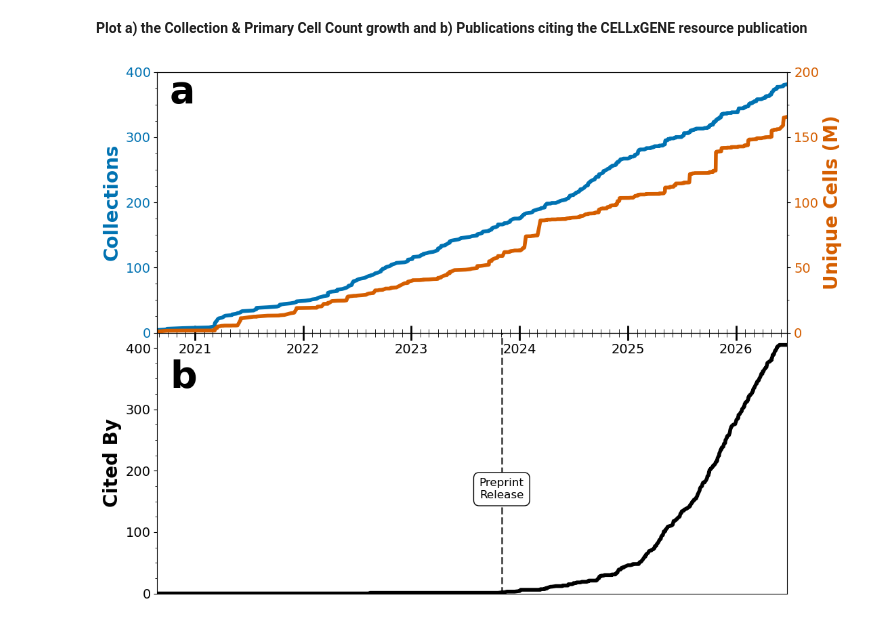
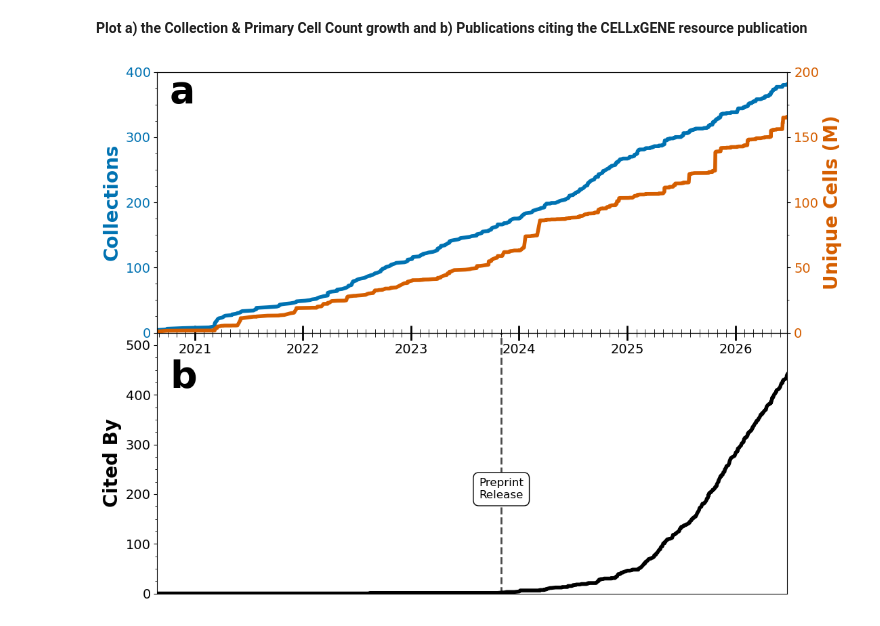
Before and after one commit to Lattice-Data/lattice-tools, a Jupyter notebook: cellxgene_resources/collab_submissions_pub/Figure2_corpus_growth.ipynb, the cells around one changed output. Cells and saved outputs as stored; diff of their text form; code cells hidden in the pictures.

Commit message:
refresh Fig2 with new cited by export

```diff
--- a/cellxgene_resources/collab_submissions_pub/Figure2_corpus_growth.ipynb
+++ b/cellxgene_resources/collab_submissions_pub/Figure2_corpus_growth.ipynb
@@ -55,7 +55,7 @@ result
 **Extract citation stats for the CELLxGENE Discover publication**\
 **Export CSV from [Dimensions](https://app.dimensions.ai/discover/publication?or_subset_publication_citations=pub.1182803254)**
 # %%
-dimensions_export = 'Dimensions-Publication-2026-06-01_19-09-15.csv.zip'
+dimensions_export = 'Dimensions-Publication-2026-07-02_20-12-38.csv.zip'
 
 cited_by = (
     pd.read_csv(dimensions_export, skiprows=1)[['Publication date']]
@@ -156,38 +156,38 @@ setup_y(ax2, result['earliest_date'], result['cumsum_primary_cells'] / 1_000_000
 
 # b: left y-axis (cited by)
 setup_y(ax3, result['earliest_date'], result['cumsum_cited_by'],
-        'Cited By', cite_color, 425, 100, 25)
+        'Cited By', cite_color, 525, 100, 25)
 
 # b: vertical line for preprint release date
 def plot_release(ax, date, label):
     date = pd.Timestamp(date)
     ax3.axvline(date, color='black', linestyle='--', linewidth=2, alpha=0.7)
     ax3.text(date, 0.4, label, ha='center', va='center', fontsize=12, color='black',
              transform=ax3.get_xaxis_transform(),
              bbox=dict(boxstyle='round,pad=0.5', facecolor='white', edgecolor='black', alpha=1))
 
 plot_release(ax3, '2023-11-02', 'Preprint\nRelease')
 
 # shared: x-axis
 ax1.set_xlim(result['earliest_date'].min(), result['earliest_date'].max())
 ax1.xaxis.set_minor_locator(mdates.MonthLocator())
 
 
 ax1.tick_params(axis='x', which='major', labelsize=14, length=8, width=2, pad=-25, direction='in')
 ax1.tick_params(axis='x', which='minor', length=4, direction='in')
 
 
 ax3.tick_params(axis='x', which='major', labelsize=14, length=8, width=2, pad=-25,
                labeltop=True, labelbottom=False, top=True, bottom=False, direction='in')
 ax3.tick_params(axis='x', which='minor', length=4, top=True, bottom=False, direction='in')
 
 # Add labels a and b
 ax1.text(0.02, 0.99, 'a', transform=ax1.transAxes,
          fontsize=40, fontweight='bold', va='top', ha='left')
 ax3.text(0.02, 0.9, 'b', transform=ax3.transAxes,
          fontsize=40, fontweight='bold', va='top', ha='left')
 
 plt.savefig('cxg_growth.png', dpi=300, bbox_inches='tight')
 plt.show()
 # %% [output]
-[figure, old version]
+[figure, new version]
```
Also changed, not shown: parts of 3 cells of this notebook.
